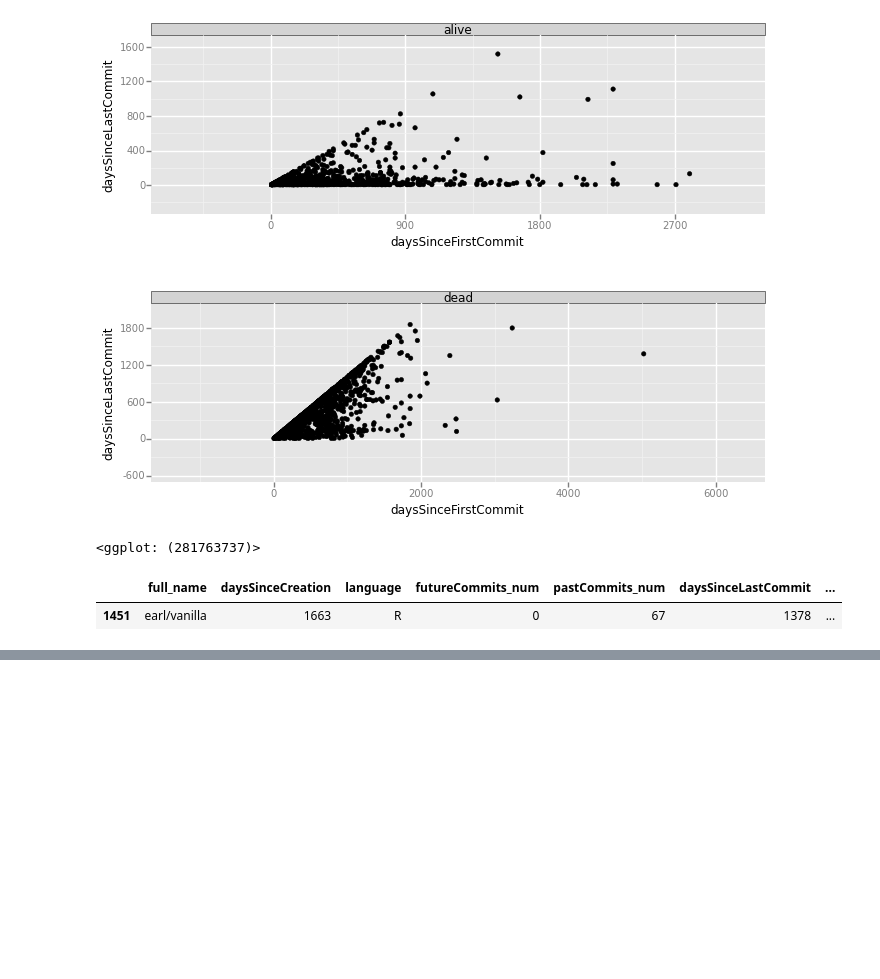
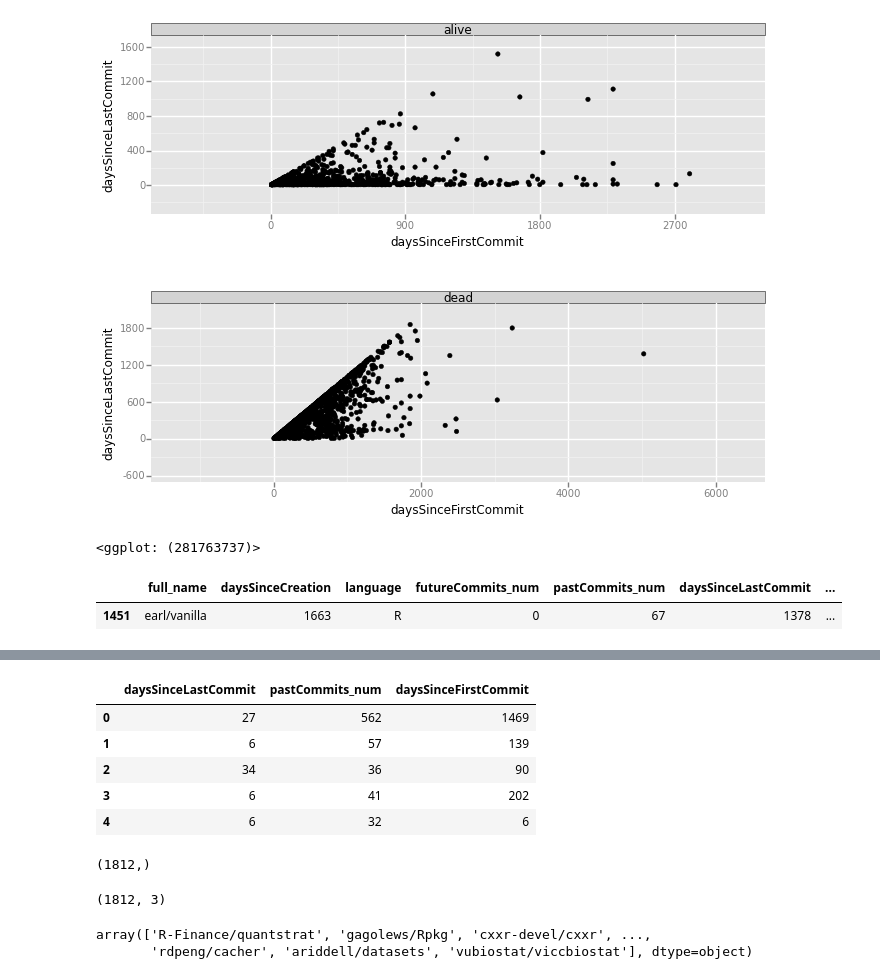
Before and after one commit to gauthamnair/repopulse, a Jupyter notebook: graphingFeatures.ipynb, the cells around one changed output, grey strips where cells are left out. Cells and saved outputs as stored; diff of their text form; code cells hidden in the pictures; blank space fills up the shorter version.

```diff
--- a/graphingFeatures.ipynb
+++ b/graphingFeatures.ipynb
@@ -86,3 +87,5 @@ byRepo[byRepo['daysSinceFirstCommit'] > 4000]
 # %% [output]
 |  | full_name | daysSinceCreation | language | futureCommits_num | pastCommits_num | daysSinceLastCommit | ... |
 | 1451 | earl/vanilla | 1663 | R | 0 | 67 | 1378 | ... |
+# %%
+dfX = byRepo[['daysSinceLastCommit', 'pastCommits_num', 'daysSinceFirstCommit']]
@@ -89,2 +104,9 @@ byRepo[byRepo['daysSinceFirstCommit'] > 4000]
 # %%
-byRepo.head()
+dfX.head()
+# %% [output]
+|  | daysSinceLastCommit | pastCommits_num | daysSinceFirstCommit |
+| 0 | 27 | 562 | 1469 |
+| 1 | 6 | 57 | 139 |
+| 2 | 34 | 36 | 90 |
+| 3 | 6 | 41 | 202 |
+| 4 | 6 | 32 | 6 |
@@ -90,0 +115,8 @@ byRepo.head()
+# %%
+y.shape
+# %% [output]
+(1812,)
+# %%
+x.shape
+# %% [output]
+(1812, 3)
@@ -90,0 +125,5 @@ byRepo.head()
+# %%
+full_name
+# %% [output]
+array(['R-Finance/quantstrat', 'gagolews/Rpkg', 'cxxr-devel/cxxr', ...,
+       'rdpeng/cacher', 'ariddell/datasets', 'vubiostat/viccbiostat'], dtype=object)
```
Also changed, not shown: parts of 21 cells of this notebook.
